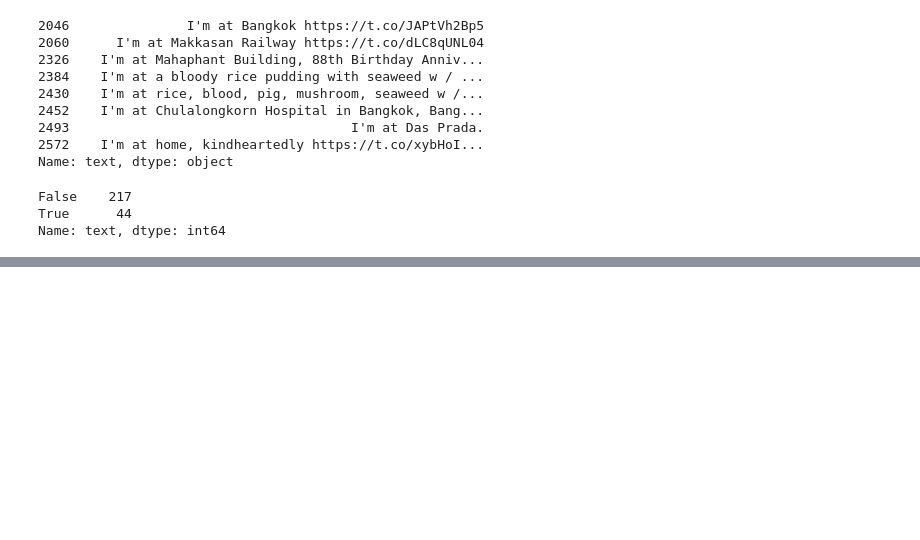
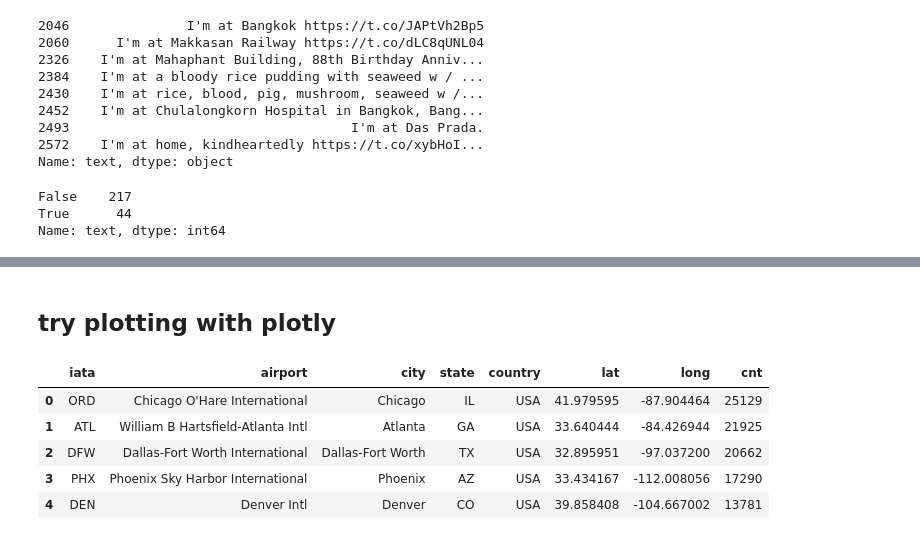
Before and after one commit to lemonaz5/JPintern, a Jupyter notebook: tweet_visualize.ipynb, the cells around one changed output, grey strips where cells are left out. Cells and saved outputs as stored; diff of their text form; code cells hidden in the pictures; blank space fills up the shorter version.

Commit message:
add plotly

```diff
--- a/tweet_visualize.ipynb
+++ b/tweet_visualize.ipynb
@@ -214,0 +228,12 @@ Name: text, dtype: object
+# %% [markdown]
+## try plotting with plotly
+# %%
+df_airports = pd.read_csv('https://raw.githubusercontent.com/plotly/datasets/master/2011_february_us_airport_traffic.csv')
+df_airports.head()
+# %% [output]
+|  | iata | airport | city | state | country | lat | long | cnt |
+| 0 | ORD | Chicago O'Hare International | Chicago | IL | USA | 41.979595 | -87.904464 | 25129 |
+| 1 | ATL | William B Hartsfield-Atlanta Intl | Atlanta | GA | USA | 33.640444 | -84.426944 | 21925 |
+| 2 | DFW | Dallas-Fort Worth International | Dallas-Fort Worth | TX | USA | 32.895951 | -97.037200 | 20662 |
+| 3 | PHX | Phoenix Sky Harbor International | Phoenix | AZ | USA | 33.434167 | -112.008056 | 17290 |
+| 4 | DEN | Denver Intl | Denver | CO | USA | 39.858408 | -104.667002 | 13781 |
```
Also changed, not shown: parts of 11 cells of this notebook, 2 other files.
